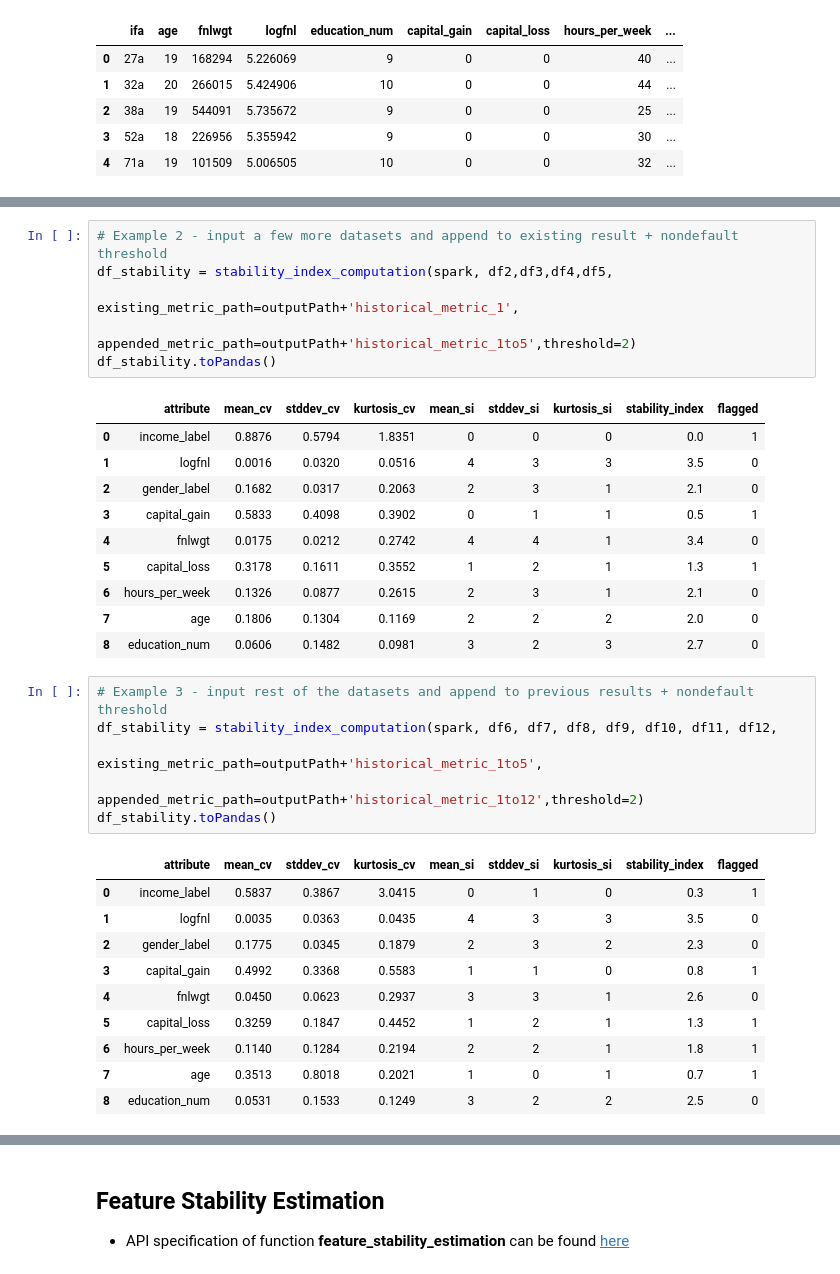
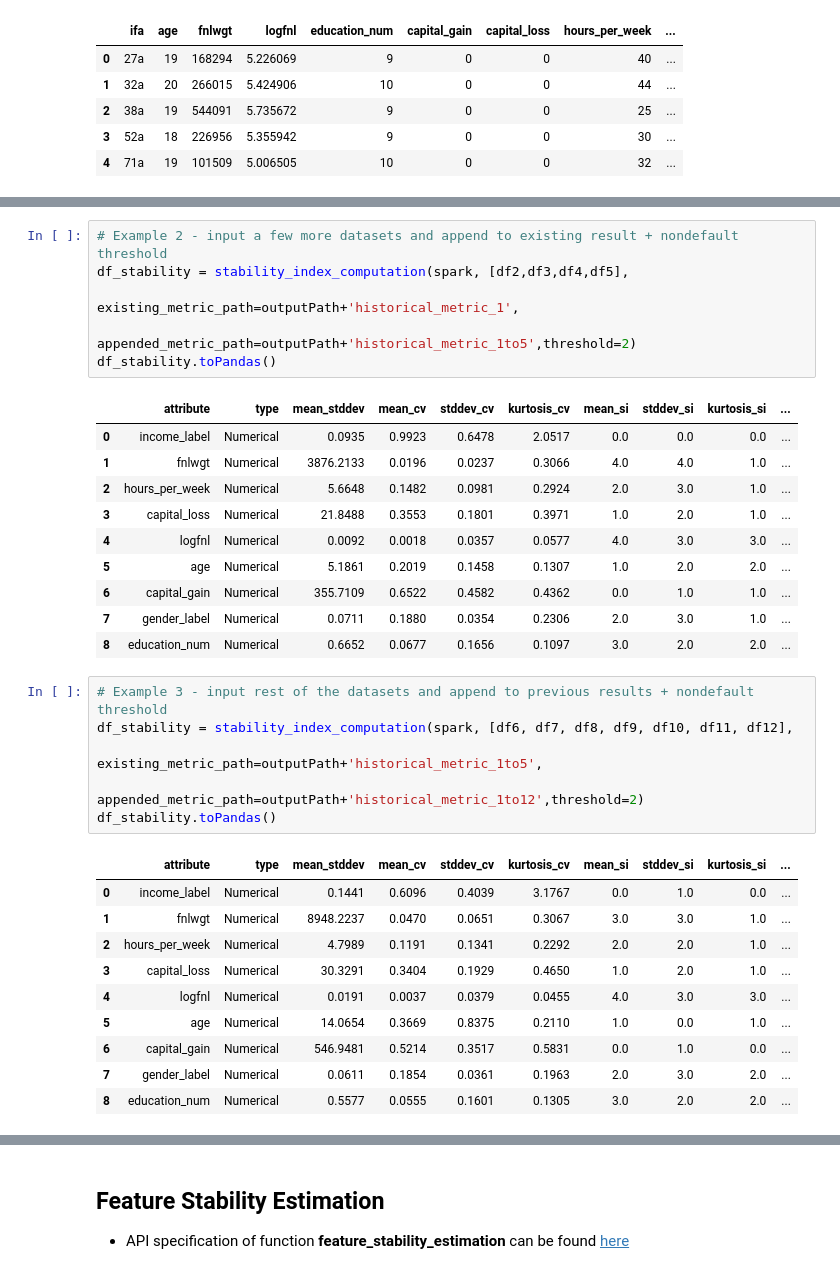
Before and after one commit to anovos/anovos, a Jupyter notebook: examples/notebooks/drift__detector.ipynb, the cells around one changed output, grey strips where cells are left out. Cells and saved outputs as stored; diff of their text form.

```diff
--- a/examples/notebooks/drift__detector.ipynb
+++ b/examples/notebooks/drift__detector.ipynb
@@ -206,37 +208,37 @@ df_intermediate.toPandas()
 # %%
 # Example 2 - input a few more datasets and append to existing result + nondefault threshold
-df_stability = stability_index_computation(spark, df2,df3,df4,df5,
+df_stability = stability_index_computation(spark, [df2,df3,df4,df5],
                                            existing_metric_path=outputPath+'historical_metric_1',
                                            appended_metric_path=outputPath+'historical_metric_1to5',threshold=2)
 df_stability.toPandas()
 # %% [output]
-|  | attribute | mean_cv | stddev_cv | kurtosis_cv | mean_si | stddev_si | kurtosis_si | stability_index | flagged |
-| 0 | income_label | 0.8876 | 0.5794 | 1.8351 | 0 | 0 | 0 | 0.0 | 1 |
-| 1 | logfnl | 0.0016 | 0.0320 | 0.0516 | 4 | 3 | 3 | 3.5 | 0 |
-| 2 | gender_label | 0.1682 | 0.0317 | 0.2063 | 2 | 3 | 1 | 2.1 | 0 |
-| 3 | capital_gain | 0.5833 | 0.4098 | 0.3902 | 0 | 1 | 1 | 0.5 | 1 |
-| 4 | fnlwgt | 0.0175 | 0.0212 | 0.2742 | 4 | 4 | 1 | 3.4 | 0 |
-| 5 | capital_loss | 0.3178 | 0.1611 | 0.3552 | 1 | 2 | 1 | 1.3 | 1 |
-| 6 | hours_per_week | 0.1326 | 0.0877 | 0.2615 | 2 | 3 | 1 | 2.1 | 0 |
-| 7 | age | 0.1806 | 0.1304 | 0.1169 | 2 | 2 | 2 | 2.0 | 0 |
-| 8 | education_num | 0.0606 | 0.1482 | 0.0981 | 3 | 2 | 3 | 2.7 | 0 |
+|  | attribute | type | mean_stddev | mean_cv | stddev_cv | kurtosis_cv | mean_si | stddev_si | kurtosis_si | ... |
+| 0 | income_label | Numerical | 0.0935 | 0.9923 | 0.6478 | 2.0517 | 0.0 | 0.0 | 0.0 | ... |
+| 1 | fnlwgt | Numerical | 3876.2133 | 0.0196 | 0.0237 | 0.3066 | 4.0 | 4.0 | 1.0 | ... |
+| 2 | hours_per_week | Numerical | 5.6648 | 0.1482 | 0.0981 | 0.2924 | 2.0 | 3.0 | 1.0 | ... |
+| 3 | capital_loss | Numerical | 21.8488 | 0.3553 | 0.1801 | 0.3971 | 1.0 | 2.0 | 1.0 | ... |
+| 4 | logfnl | Numerical | 0.0092 | 0.0018 | 0.0357 | 0.0577 | 4.0 | 3.0 | 3.0 | ... |
+| 5 | age | Numerical | 5.1861 | 0.2019 | 0.1458 | 0.1307 | 1.0 | 2.0 | 2.0 | ... |
+| 6 | capital_gain | Numerical | 355.7109 | 0.6522 | 0.4582 | 0.4362 | 0.0 | 1.0 | 1.0 | ... |
+| 7 | gender_label | Numerical | 0.0711 | 0.1880 | 0.0354 | 0.2306 | 2.0 | 3.0 | 1.0 | ... |
+| 8 | education_num | Numerical | 0.6652 | 0.0677 | 0.1656 | 0.1097 | 3.0 | 2.0 | 2.0 | ... |
 # %%
 # Example 3 - input rest of the datasets and append to previous results + nondefault threshold
-df_stability = stability_index_computation(spark, df6, df7, df8, df9, df10, df11, df12,
+df_stability = stability_index_computation(spark, [df6, df7, df8, df9, df10, df11, df12],
                                            existing_metric_path=outputPath+'historical_metric_1to5',
                                            appended_metric_path=outputPath+'historical_metric_1to12',threshold=2)
 df_stability.toPandas()
 # %% [output]
-|  | attribute | mean_cv | stddev_cv | kurtosis_cv | mean_si | stddev_si | kurtosis_si | stability_index | flagged |
-| 0 | income_label | 0.5837 | 0.3867 | 3.0415 | 0 | 1 | 0 | 0.3 | 1 |
-| 1 | logfnl | 0.0035 | 0.0363 | 0.0435 | 4 | 3 | 3 | 3.5 | 0 |
-| 2 | gender_label | 0.1775 | 0.0345 | 0.1879 | 2 | 3 | 2 | 2.3 | 0 |
-| 3 | capital_gain | 0.4992 | 0.3368 | 0.5583 | 1 | 1 | 0 | 0.8 | 1 |
-| 4 | fnlwgt | 0.0450 | 0.0623 | 0.2937 | 3 | 3 | 1 | 2.6 | 0 |
-| 5 | capital_loss | 0.3259 | 0.1847 | 0.4452 | 1 | 2 | 1 | 1.3 | 1 |
-| 6 | hours_per_week | 0.1140 | 0.1284 | 0.2194 | 2 | 2 | 1 | 1.8 | 1 |
-| 7 | age | 0.3513 | 0.8018 | 0.2021 | 1 | 0 | 1 | 0.7 | 1 |
-| 8 | education_num | 0.0531 | 0.1533 | 0.1249 | 3 | 2 | 2 | 2.5 | 0 |
+|  | attribute | type | mean_stddev | mean_cv | stddev_cv | kurtosis_cv | mean_si | stddev_si | kurtosis_si | ... |
+| 0 | income_label | Numerical | 0.1441 | 0.6096 | 0.4039 | 3.1767 | 0.0 | 1.0 | 0.0 | ... |
+| 1 | fnlwgt | Numerical | 8948.2237 | 0.0470 | 0.0651 | 0.3067 | 3.0 | 3.0 | 1.0 | ... |
+| 2 | hours_per_week | Numerical | 4.7989 | 0.1191 | 0.1341 | 0.2292 | 2.0 | 2.0 | 1.0 | ... |
+| 3 | capital_loss | Numerical | 30.3291 | 0.3404 | 0.1929 | 0.4650 | 1.0 | 2.0 | 1.0 | ... |
+| 4 | logfnl | Numerical | 0.0191 | 0.0037 | 0.0379 | 0.0455 | 4.0 | 3.0 | 3.0 | ... |
+| 5 | age | Numerical | 14.0654 | 0.3669 | 0.8375 | 0.2110 | 1.0 | 0.0 | 1.0 | ... |
+| 6 | capital_gain | Numerical | 546.9481 | 0.5214 | 0.3517 | 0.5831 | 0.0 | 1.0 | 0.0 | ... |
+| 7 | gender_label | Numerical | 0.0611 | 0.1854 | 0.0361 | 0.1963 | 2.0 | 3.0 | 2.0 | ... |
+| 8 | education_num | Numerical | 0.5577 | 0.0555 | 0.1601 | 0.1305 | 3.0 | 2.0 | 2.0 | ... |
 # %%
 # Read saved intermediate statistics in Example 3
 df_intermediate = read_dataset(spark, outputPath+"historical_metric_1to12","csv",{'header':True,'inferSchema':True})
```
Also changed, not shown: parts of 12 cells of this notebook.
